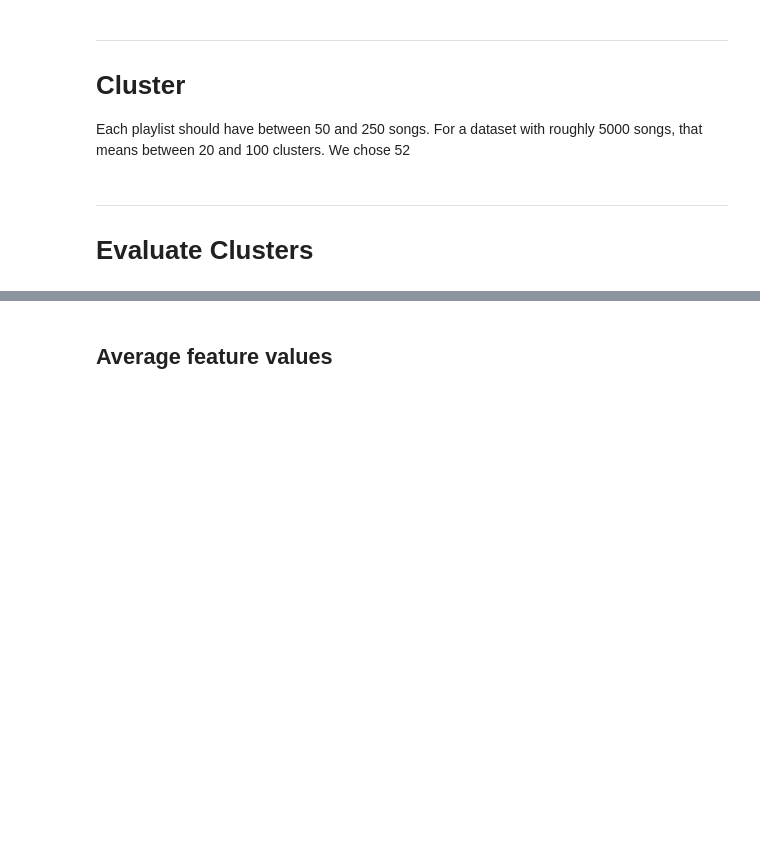
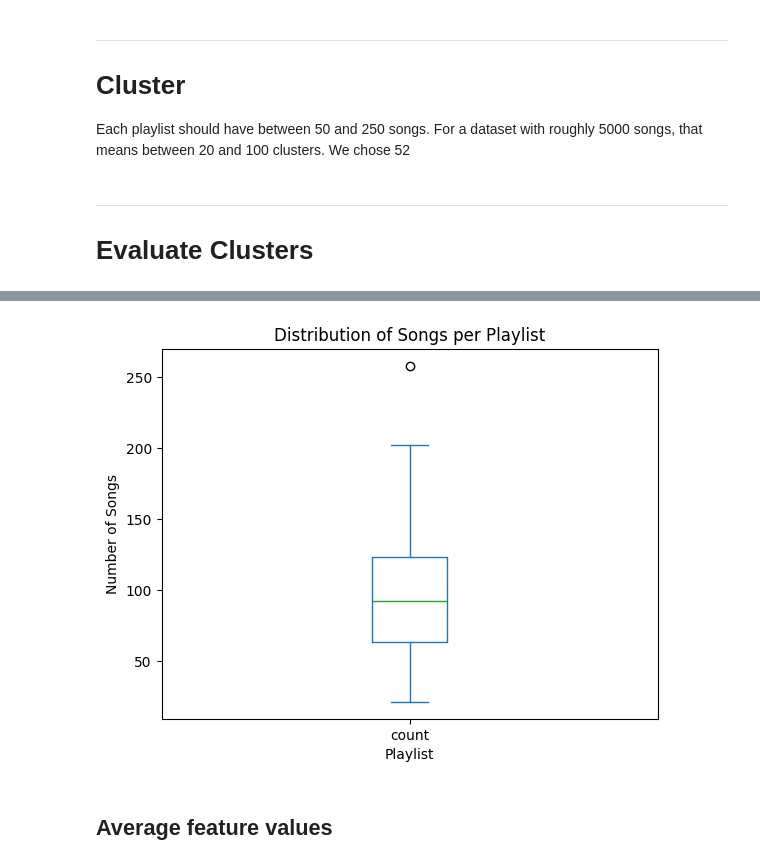
Before and after one commit to NadineJac/unsupervisedML_musicClustering, a Jupyter notebook: notebooks/3_cluster_send2spotify.ipynb, the cells around one changed output, grey strips where cells are left out. Cells and saved outputs as stored; diff of their text form; code cells hidden in the pictures; blank space fills up the shorter version.

```diff
--- a/notebooks/3_cluster_send2spotify.ipynb
+++ b/notebooks/3_cluster_send2spotify.ipynb
@@ -55,3 +83,11 @@ scaled_audio_features['cluster'] = myKMeans.labels_
+# %%
+scaled_audio_features.value_counts('cluster').plot(
+    kind='box',
+    xlabel='Playlist',
+    ylabel='Number of Songs',
+    title='Distribution of Songs per Playlist');
+# %% [output]
+[figure, added]
 # %% [markdown]
 ## Average feature values
 # %% [markdown]
```
Also changed, not shown: parts of 5 cells of this notebook.
